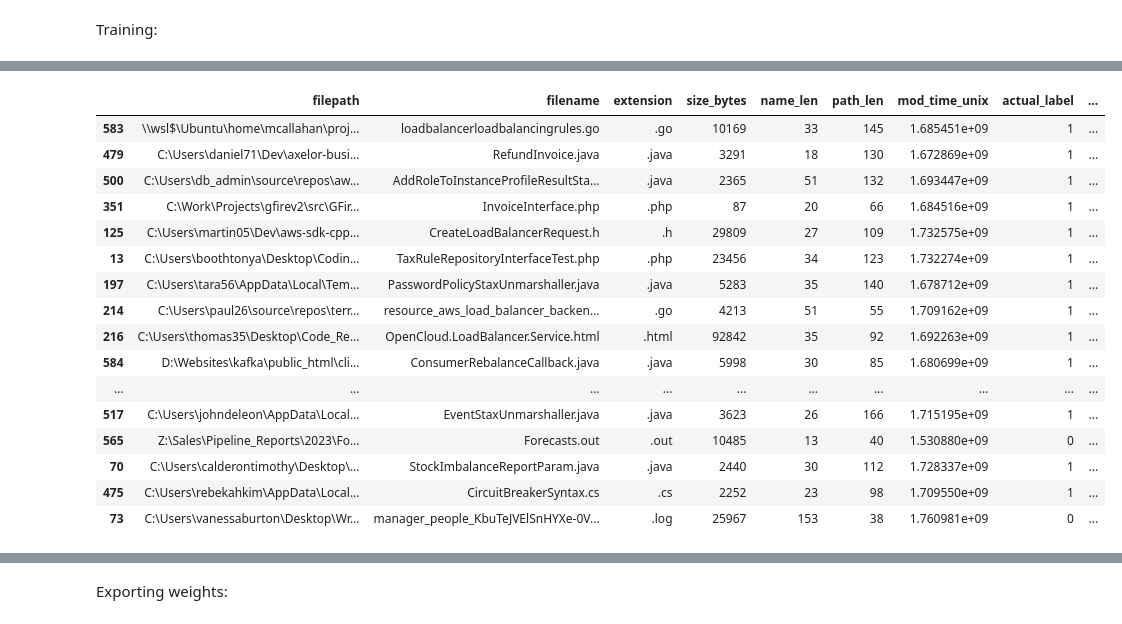
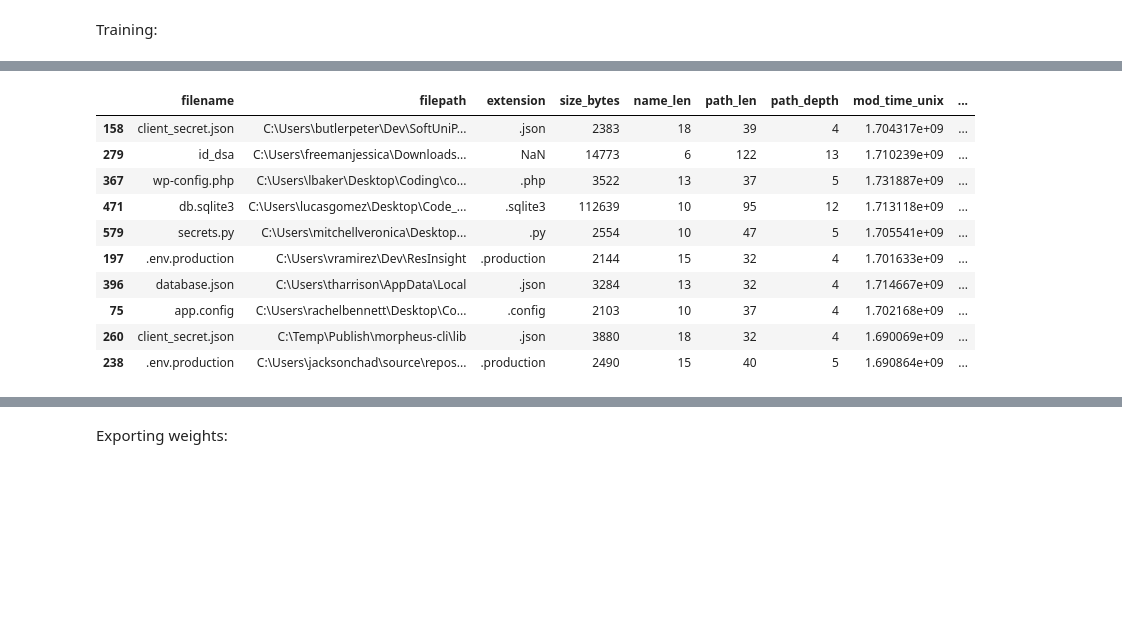
Before and after one commit to Crashededed/ML-Powered_File_Prioritization_Engine, a Jupyter notebook: src/ModelTraining.ipynb, the cells around one changed output, grey strips where cells are left out. Drawn from its saved outputs; the diff is of its cells as text; code cells hidden in the pictures; blank space fills up the shorter version.

```diff
--- a/src/ModelTraining.ipynb
+++ b/src/ModelTraining.ipynb
@@ -95,22 +55,2 @@ display(X_sample_df.sort_values(by="recency_score", ascending=False))
 # %% [markdown]
 Training:
-# %%
-from sklearn.model_selection import train_test_split
-from sklearn.linear_model import LogisticRegression
-from sklearn.metrics import accuracy_score, classification_report
-
-# Split Data
-X_train, X_test, y_train, y_test, idx_train, idx_test = train_test_split(
-    X, y, df.index, test_size=0.2, random_state=42
-)
-
-# Train Model
-model = LogisticRegression(solver="lbfgs", max_iter=1000)
-model.fit(X_train, y_train)
-
-# Evaluate
-y_pred = model.predict(X_test)
-y_scores = model.predict_proba(X_test)[:, 1]
-
-print("Accuracy:", accuracy_score(y_test, y_pred))
-print("\nClassification Report:\n", classification_report(y_test, y_pred))
@@ -129,17 +178,40 @@ weighted avg       0.92      0.93      0.92       617
 # %%
-results = pd.DataFrame({
-    'filepath': df.loc[idx_test]['path'].values,
-    'filename': df.loc[idx_test]['filename'].values,
-    'extension': df.loc[idx_test]['extension'].values,
-    'size_bytes': df.loc[idx_test]['size_bytes'].values,
-    'name_len': df.loc[idx_test]['name_len'].values,
-    'path_len': df.loc[idx_test]['path_len'].values,
-    'mod_time_unix': df.loc[idx_test]['mod_time_unix'].values,
-    'actual_label': y_test,
-    'model_score': y_scores
-})
+import matplotlib.pyplot as plt
 
-# Sort and slice the results
-sorted_results = results.sort_values(by='model_score', ascending=False)
-sorted_results[:20]
+for target, model in models_map.items():
+    print(f"Top results for model targeting {target}:")
+
+    # Get test set predictions
+    y_test = df.loc[idx_test][target].values
+    y_scores = model.predict_proba(X_test)[:, 1]
+
+    results = pd.DataFrame(
+        {
+            "filename": df.loc[idx_test]["filename"].values,
+            "filepath": df.loc[idx_test]["path"].values,
+            "extension": df.loc[idx_test]["extension"].values,
+            "size_bytes": df.loc[idx_test]["size_bytes"].values,
+            "name_len": df.loc[idx_test]["name_len"].values,
+            "path_len": df.loc[idx_test]["path_len"].values,
+            "path_depth": df.loc[idx_test]["path_depth"].values,
+            "mod_time_unix": df.loc[idx_test]["mod_time_unix"].values,
+            "actual_label": y_test,
+            "model_score": y_scores,
+        }
+    )
+
+    # Sort and slice the results
+    sorted_results = results.sort_values(by="model_score", ascending=False)
+    display(sorted_results[:10])
+
+    # Plot the distribution of model scores
+    plt.figure(figsize=(10, 6))
+    plt.hist(
+        results["model_score"], bins=50, color="blue", alpha=0.7, edgecolor="black"
+    )
+    plt.title(f"Distribution of {target.split("_")[1]} Model Scores")
+    plt.xlabel("Model Score")
+    plt.ylabel("Frequency")
+    plt.grid(axis="y", linestyle="--", alpha=0.7)
+    plt.show()
 # %% [output]
@@ -146,17 +219,11 @@ sorted_results[:20]
-|  | filepath | filename | extension | size_bytes | name_len | path_len | mod_time_unix | actual_label | ... |
-| 583 | \\wsl$\Ubuntu\home\mcallahan\proj... | loadbalancerloadbalancingrules.go | .go | 10169 | 33 | 145 | 1.685451e+09 | 1 | ... |
-| 479 | C:\Users\daniel71\Dev\axelor-busi... | RefundInvoice.java | .java | 3291 | 18 | 130 | 1.672869e+09 | 1 | ... |
-| 500 | C:\Users\db_admin\source\repos\aw... | AddRoleToInstanceProfileResultSta... | .java | 2365 | 51 | 132 | 1.693447e+09 | 1 | ... |
-| 351 | C:\Work\Projects\gfirev2\src\GFir... | InvoiceInterface.php | .php | 87 | 20 | 66 | 1.684516e+09 | 1 | ... |
-| 125 | C:\Users\martin05\Dev\aws-sdk-cpp... | CreateLoadBalancerRequest.h | .h | 29809 | 27 | 109 | 1.732575e+09 | 1 | ... |
-| 13 | C:\Users\boothtonya\Desktop\Codin... | TaxRuleRepositoryInterfaceTest.php | .php | 23456 | 34 | 123 | 1.732274e+09 | 1 | ... |
-| 197 | C:\Users\tara56\AppData\Local\Tem... | PasswordPolicyStaxUnmarshaller.java | .java | 5283 | 35 | 140 | 1.678712e+09 | 1 | ... |
-| 214 | C:\Users\paul26\source\repos\terr... | resource_aws_load_balancer_backen... | .go | 4213 | 51 | 55 | 1.709162e+09 | 1 | ... |
-| 216 | C:\Users\thomas35\Desktop\Code_Re... | OpenCloud.LoadBalancer.Service.html | .html | 92842 | 35 | 92 | 1.692263e+09 | 1 | ... |
-| 584 | D:\Websites\kafka\public_html\cli... | ConsumerRebalanceCallback.java | .java | 5998 | 30 | 85 | 1.680699e+09 | 1 | ... |
-| ... | ... | ... | ... | ... | ... | ... | ... | ... | ... |
-| 517 | C:\Users\johndeleon\AppData\Local... | EventStaxUnmarshaller.java | .java | 3623 | 26 | 166 | 1.715195e+09 | 1 | ... |
-| 565 | Z:\Sales\Pipeline_Reports\2023\Fo... | Forecasts.out | .out | 10485 | 13 | 40 | 1.530880e+09 | 0 | ... |
-| 70 | C:\Users\calderontimothy\Desktop\... | StockImbalanceReportParam.java | .java | 2440 | 30 | 112 | 1.728337e+09 | 1 | ... |
-| 475 | C:\Users\rebekahkim\AppData\Local... | CircuitBreakerSyntax.cs | .cs | 2252 | 23 | 98 | 1.709550e+09 | 1 | ... |
-| 73 | C:\Users\vanessaburton\Desktop\Wr... | manager_people_KbuTeJVElSnHYXe-0V... | .log | 25967 | 153 | 38 | 1.760981e+09 | 0 | ... |
+|  | filename | filepath | extension | size_bytes | name_len | path_len | path_depth | mod_time_unix | ... |
+| 158 | client_secret.json | C:\Users\butlerpeter\Dev\SoftUniP... | .json | 2383 | 18 | 39 | 4 | 1.704317e+09 | ... |
+| 279 | id_dsa | C:\Users\freemanjessica\Downloads... | NaN | 14773 | 6 | 122 | 13 | 1.710239e+09 | ... |
+| 367 | wp-config.php | C:\Users\lbaker\Desktop\Coding\co... | .php | 3522 | 13 | 37 | 5 | 1.731887e+09 | ... |
+| 471 | db.sqlite3 | C:\Users\lucasgomez\Desktop\Code_... | .sqlite3 | 112639 | 10 | 95 | 12 | 1.713118e+09 | ... |
+| 579 | secrets.py | C:\Users\mitchellveronica\Desktop... | .py | 2554 | 10 | 47 | 5 | 1.705541e+09 | ... |
+| 197 | .env.production | C:\Users\vramirez\Dev\ResInsight | .production | 2144 | 15 | 32 | 4 | 1.701633e+09 | ... |
+| 396 | database.json | C:\Users\tharrison\AppData\Local | .json | 3284 | 13 | 32 | 4 | 1.714667e+09 | ... |
+| 75 | app.config | C:\Users\rachelbennett\Desktop\Co... | .config | 2103 | 10 | 37 | 4 | 1.702168e+09 | ... |
+| 260 | client_secret.json | C:\Temp\Publish\morpheus-cli\lib | .json | 3880 | 18 | 32 | 4 | 1.690069e+09 | ... |
+| 238 | .env.production | C:\Users\jacksonchad\source\repos... | .production | 2490 | 15 | 40 | 5 | 1.690864e+09 | ... |
```
Also changed, not shown: parts of 9 cells of this notebook, 15 other files.
